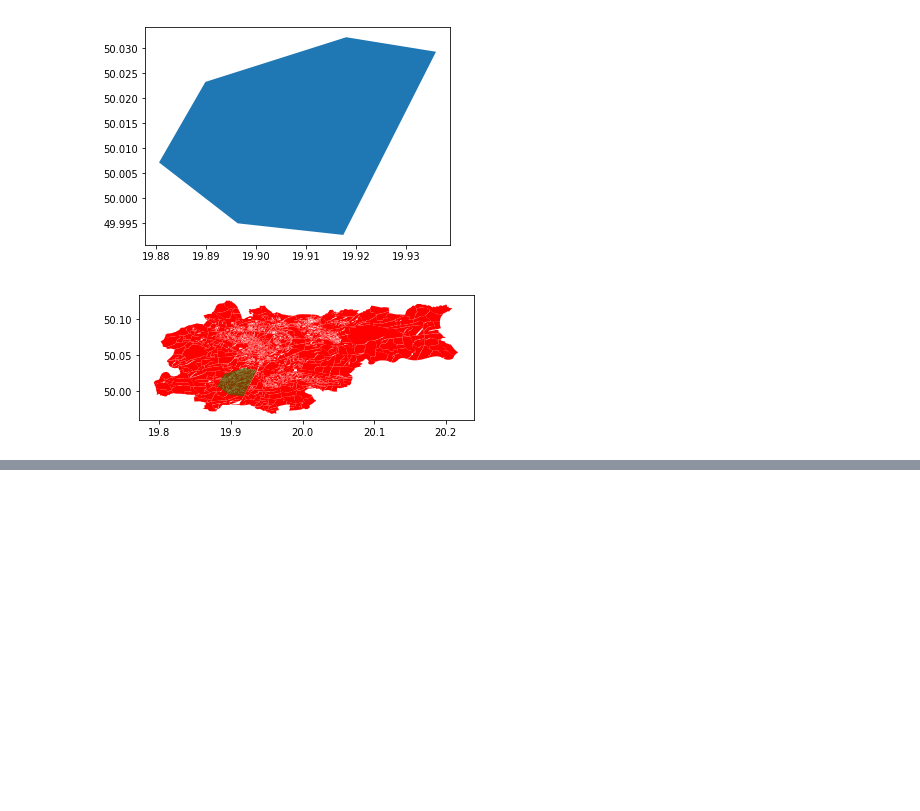
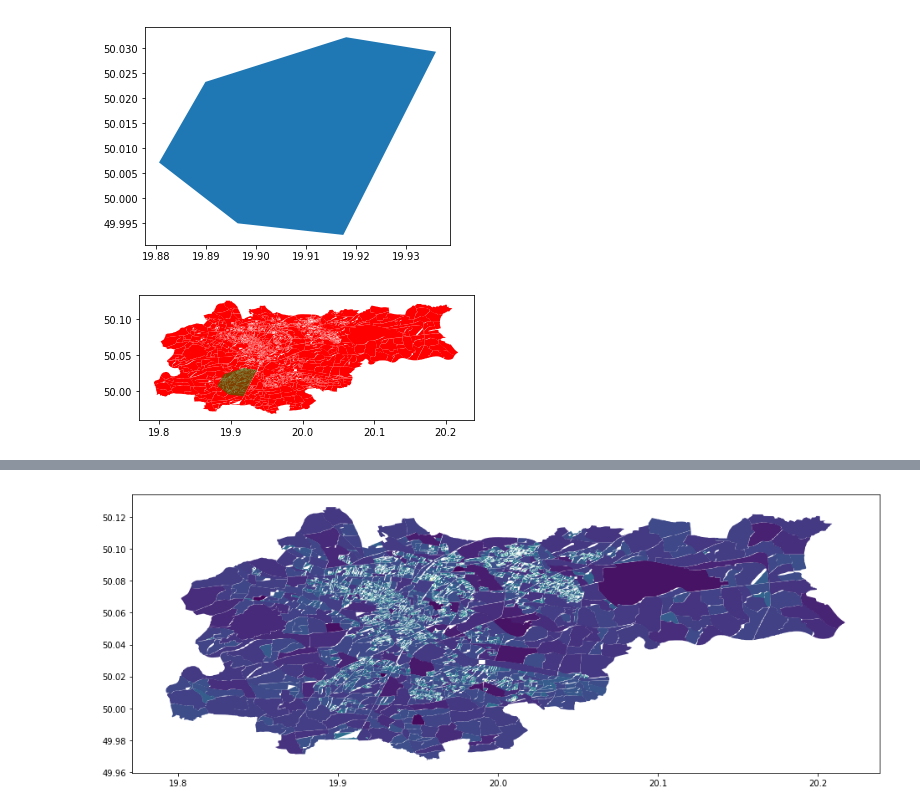
Before and after one commit to kowaalczyk/maraton-analizy-danych, a Jupyter notebook: src/visualize_model.ipynb, the cells around one changed output, grey strips where cells are left out. Saved outputs shown, nothing was run; the diff lists cells and outputs as text; code cells hidden in the pictures; blank space fills up the shorter version.

```diff
--- a/src/visualize_model.ipynb
+++ b/src/visualize_model.ipynb
@@ -82,0 +81,9 @@ gdf.head()
+# %%
+gdf.head()
+gdf['poi_dist_relative'] = gdf['closest_po']/gdf['area']
+gdf['poi_dist_relative_log'] = np.log(gdf['poi_dist_relative'])
+# %%
+gdf.plot(column='poi_dist_relative_log', figsize=(16,16))
+plt.show()
+# %% [output]
+[figure, added]
```
Also changed, not shown: parts of 13 cells of this notebook, 2 other files.
